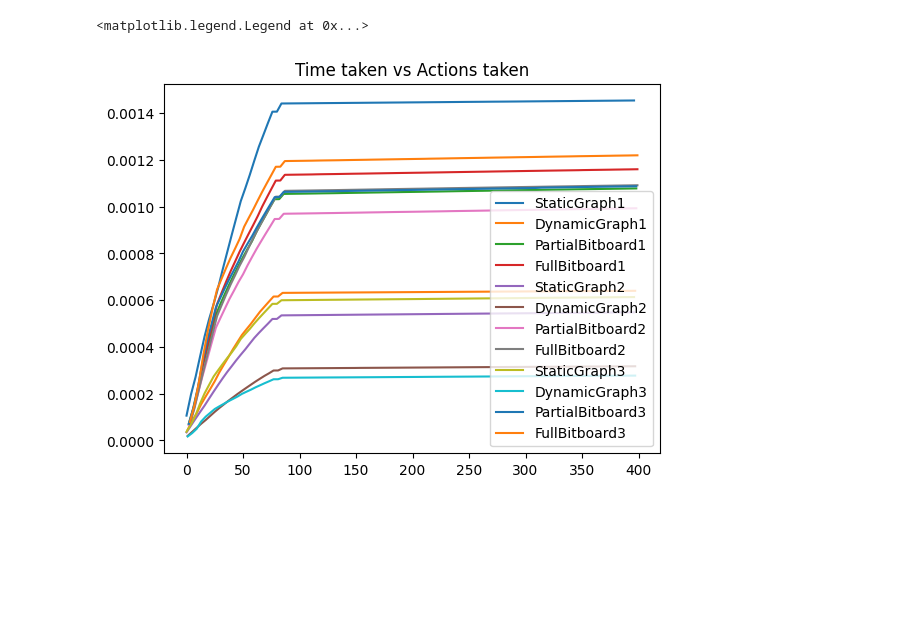
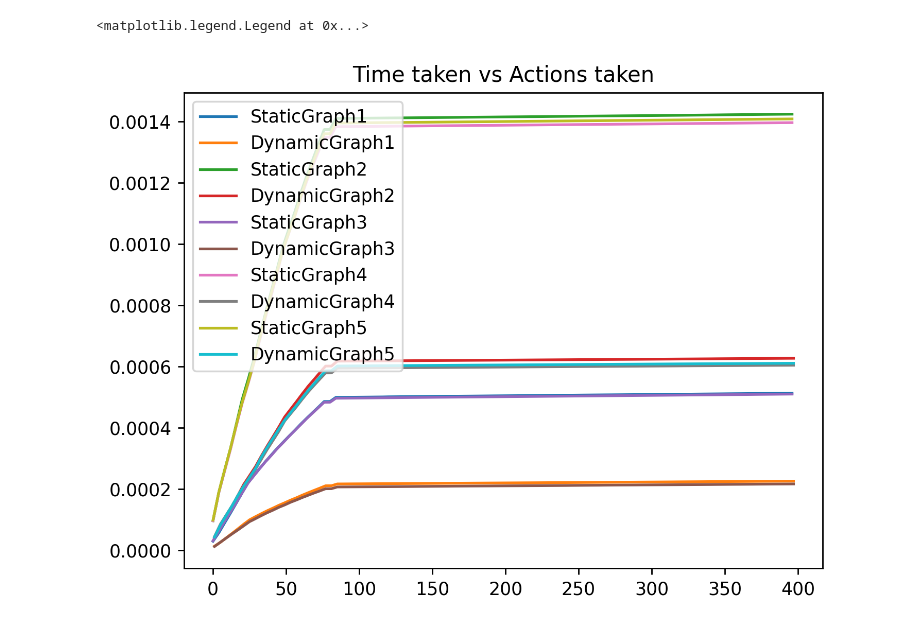
Before and after one commit to EugeniusK/Quoridor-AI, a Jupyter notebook: refactored_src/Rs_Quoridor/data_vis.ipynb, the cells around one changed output. Saved outputs shown, nothing was run; the diff lists cells and outputs as text; code cells hidden in the pictures; blank space fills up the shorter version.

```diff
--- a/refactored_src/Rs_Quoridor/data_vis.ipynb
+++ b/refactored_src/Rs_Quoridor/data_vis.ipynb
@@ -2,28 +2,27 @@
 import numpy as np
 import pandas as pd
 import matplotlib.pyplot as plt
+# %%
+
+df1 = pd.read_csv("data/2023-09-12_11-16-22-10.csv") # BFS
+df2 = pd.read_csv("data/2023-09-12_11-16-20-10.csv") # BFS C1 with Vec and Arr
+df3 = pd.read_csv("data/2023-09-12_11-16-18-10.csv") # BFS C2 with Arr and Arr
+df4 = pd.read_csv("data/2023-09-12_11-16-16-10.csv") # BFS C3 with Vec and Vec
+df5 = pd.read_csv("data/2023-09-12_11-16-14-10.csv") # BFS C4 with Arr and Vec
+df6 = pd.read_csv("data/2023-09-12_11-44-53-10.csv") # BFS C5 with static Arr and static Arr
 # %%
-df1 = pd.read_csv("data/2023-09-11_12-22-55-100.csv")
-df2 = pd.read_csv("data/2023-09-11_12-23-00-100.csv")
-df3 = pd.read_csv("data/2023-09-11_12-25-26-100.csv")
-
-plt.figure(dpi=100)
-# df1.describe()
-# df = pd.DataFrame(np.random.randn(1000, 4), columns=list("ABCD"))
-df1
+plt.figure(dpi=250)
 df1.query('type_board == 1')['time_taken'].head(100).plot(kind='line', title='Time taken vs Actions taken', legend=True)
 df1.query('type_board == 2')['time_taken'].head(100).plot(kind='line', legend=True)
-df1.query('type_board == 3')['time_taken'].head(100).plot(kind='line', legend=True)
-df1.query('type_board == 4')['time_taken'].head(100).plot(kind='line', legend=True)
 df2.query('type_board == 1')['time_taken'].head(100).plot(kind='line', legend=True)
 df2.query('type_board == 2')['time_taken'].head(100).plot(kind='line', legend=True)
-df2.query('type_board == 3')['time_taken'].head(100).plot(kind='line', legend=True)
-df2.query('type_board == 4')['time_taken'].head(100).plot(kind='line', legend=True)
 df3.query('type_board == 1')['time_taken'].head(100).plot(kind='line', legend=True)
 df3.query('type_board == 2')['time_taken'].head(100).plot(kind='line', legend=True)
-df3.query('type_board == 3')['time_taken'].head(100).plot(kind='line', legend=True)
-df3.query('type_board == 4')['time_taken'].head(100).plot(kind='line', legend=True)
-plt.legend(['StaticGraph1', 'DynamicGraph1', 'PartialBitboard1', 'FullBitboard1', 'StaticGraph2', 'DynamicGraph2', 'PartialBitboard2', 'FullBitboard2', 'StaticGraph3', 'DynamicGraph3', 'PartialBitboard3', 'FullBitboard3'])
+df4.query('type_board == 1')['time_taken'].head(100).plot(kind='line', legend=True)
+df4.query('type_board == 2')['time_taken'].head(100).plot(kind='line', legend=True)
+df5.query('type_board == 1')['time_taken'].head(100).plot(kind='line', legend=True)
+df5.query('type_board == 2')['time_taken'].head(100).plot(kind='line', legend=True)
+plt.legend(['StaticGraph1', 'DynamicGraph1', 'StaticGraph2', 'DynamicGraph2', 'StaticGraph3', 'DynamicGraph3','StaticGraph4', 'DynamicGraph4', 'StaticGraph5', 'DynamicGraph5'])
 # %% [output]
 <matplotlib.legend.Legend at 0x...>
-[figure, old version]
+[figure, new version]
```
Also changed, not shown: parts of 4 cells of this notebook, 3 other files.
